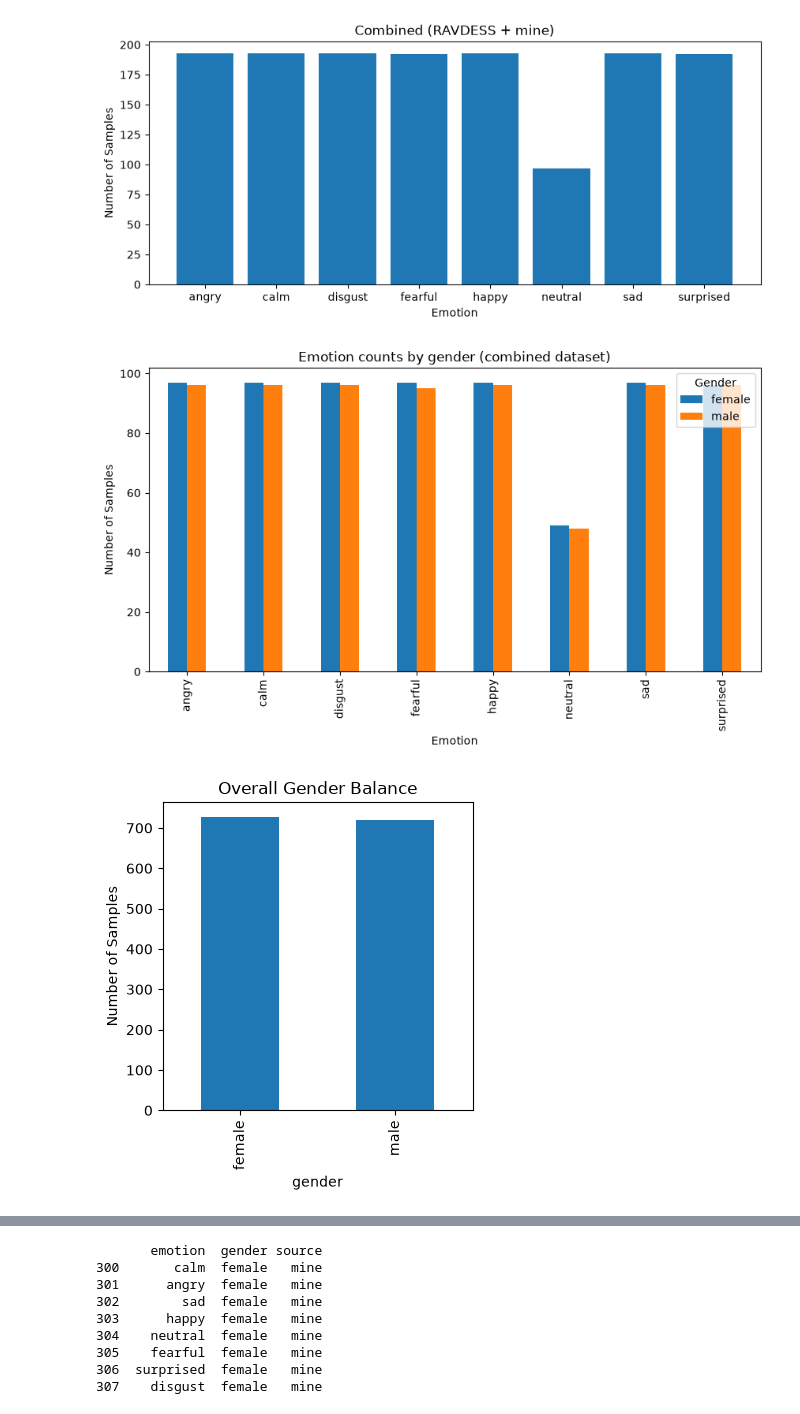
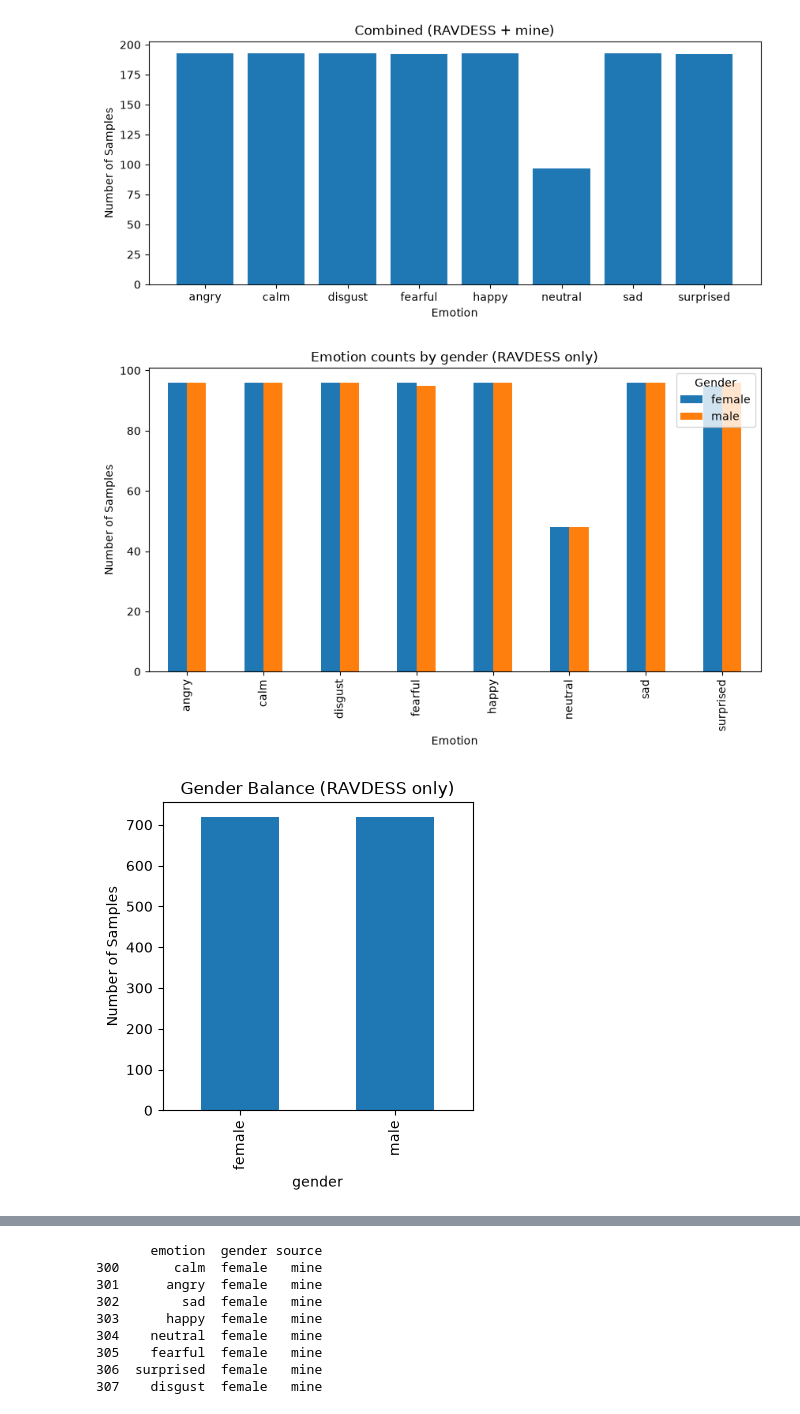
Before and after one commit to aleeza-ahmed/Week2-DataPreprocessing, a Jupyter notebook: Week 2.ipynb, the cells around one changed output, grey strips where cells are left out. Cells and saved outputs as stored; diff of their text form; code cells hidden in the pictures.

Commit message:
added more gender difference graphs

```diff
--- a/Week 2.ipynb
+++ b/Week 2.ipynb
@@ -799,19 +795,24 @@ import pandas as pd
 
 df = pd.DataFrame({'emotion': emotions, 'gender': genders, 'source': sources})
 
-# emotion x gender breakdown
-gender_emotion = pd.crosstab(df['emotion'], df['gender'])
-gender_emotion.plot(kind='bar', figsize=(10, 5))
-plt.title('Emotion counts by gender (combined dataset)')
-plt.xlabel('Emotion')
-plt.ylabel('Number of Samples')
-plt.legend(title='Gender')
-plt.show()
+def plot_gender_emotion_balance(sub_df, title):
+    gender_emotion = pd.crosstab(sub_df['emotion'], sub_df['gender'])
+    gender_emotion.plot(kind='bar', figsize=(10, 5))
+    plt.title(title)
+    plt.xlabel('Emotion')
+    plt.ylabel('Number of Samples')
+    plt.legend(title='Gender')
+    plt.show()
+    return gender_emotion
 
-# overall gender balance
-df['gender'].value_counts().plot(kind='bar', figsize=(4, 4), title='Overall Gender Balance')
-plt.ylabel('Number of Samples')
-plt.show()
+def plot_gender_balance(sub_df, title):
+    sub_df['gender'].value_counts().plot(kind='bar', figsize=(4, 4), title=title)
+    plt.ylabel('Number of Samples')
+    plt.show()
-# %% [output]
-[figure, removed]
-[figure, removed]
+# %%
+# RAVDESS only
+ravdess_gender_emotion = plot_gender_emotion_balance(df[df.source == 'RAVDESS'], 'Emotion counts by gender (RAVDESS only)')
+plot_gender_balance(df[df.source == 'RAVDESS'], 'Gender Balance (RAVDESS only)')
+# %% [output]
+[figure, added]
+[figure, added]
```
Also changed, not shown: parts of 4 cells of this notebook.
